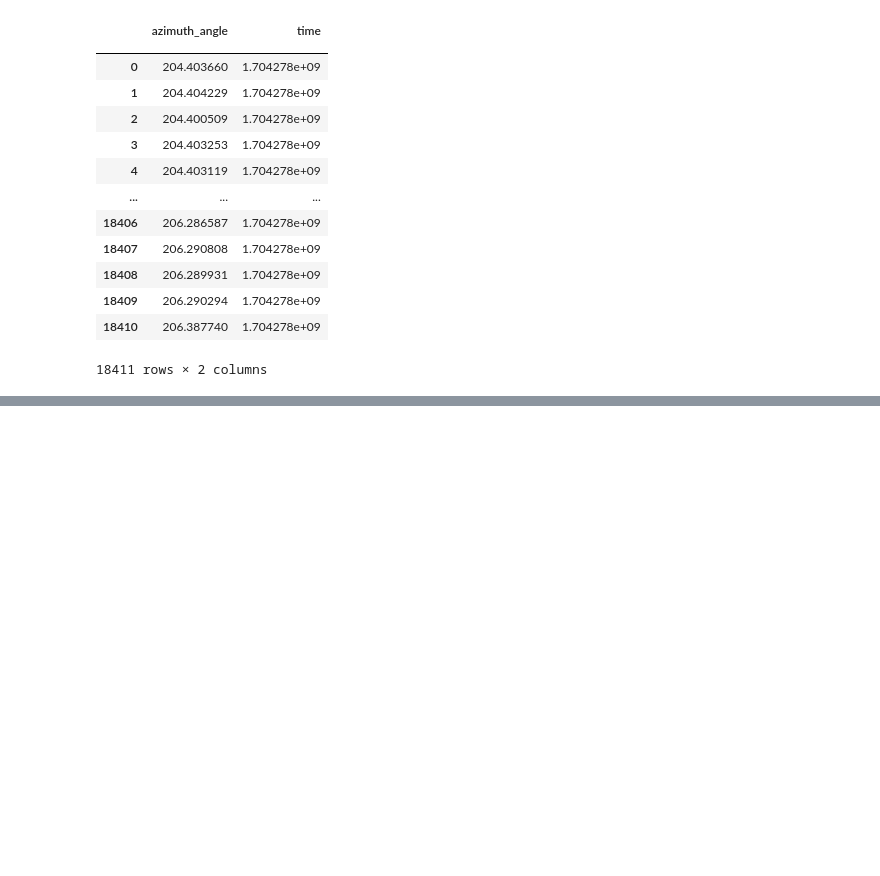
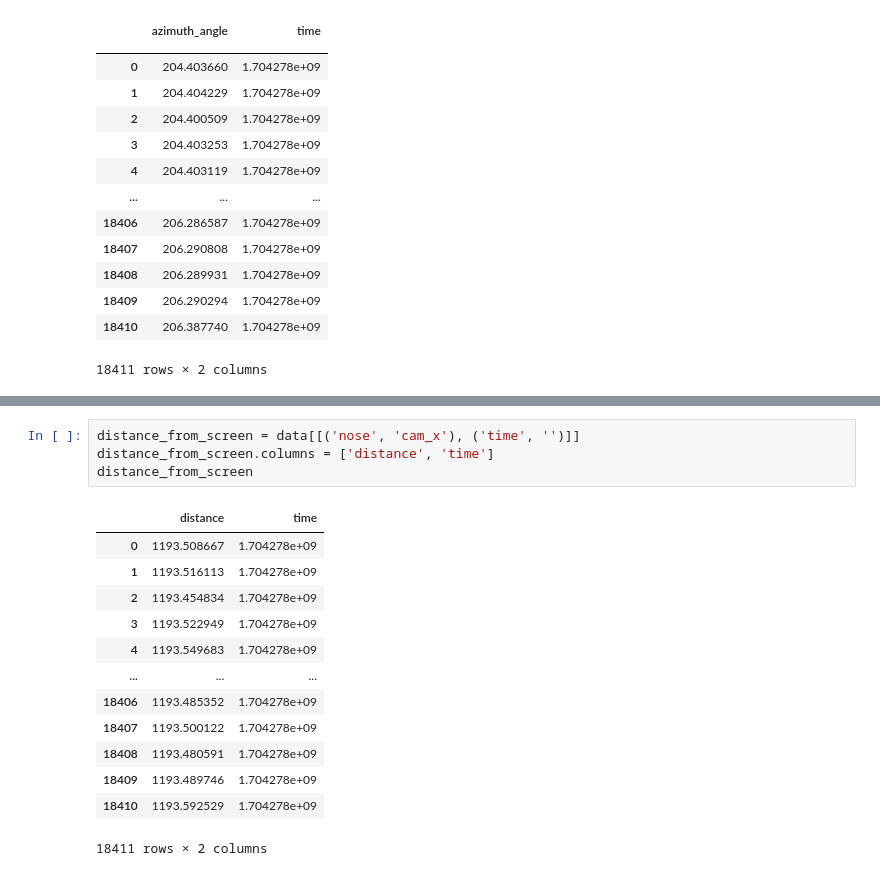
Before and after one commit to NitzanAlbeck/StatesAnalysis, a Jupyter notebook: locationMapping.ipynb, the cells around one changed output, grey strips where cells are left out. Drawn from its saved outputs; the diff is of its cells as text; blank space fills up the shorter version.

```diff
--- a/locationMapping.ipynb
+++ b/locationMapping.ipynb
@@ -55,3 +76,21 @@ plt.plot(xpoints, ypoints)
 plt.show()
 # %% [output]
 [figure]
+# %%
+distance_from_screen = data[[('nose', 'cam_x'), ('time', '')]]
+distance_from_screen.columns = ['distance', 'time']
+distance_from_screen
+# %% [output]
+|  | distance | time |
+| 0 | 1193.508667 | 1.704278e+09 |
+| 1 | 1193.516113 | 1.704278e+09 |
+| 2 | 1193.454834 | 1.704278e+09 |
+| 3 | 1193.522949 | 1.704278e+09 |
+| 4 | 1193.549683 | 1.704278e+09 |
+| ... | ... | ... |
+| 18406 | 1193.485352 | 1.704278e+09 |
+| 18407 | 1193.500122 | 1.704278e+09 |
+| 18408 | 1193.480591 | 1.704278e+09 |
+| 18409 | 1193.489746 | 1.704278e+09 |
+| 18410 | 1193.592529 | 1.704278e+09 |
+18411 rows × 2 columns
```
Also changed, not shown: parts of 4 cells of this notebook.
